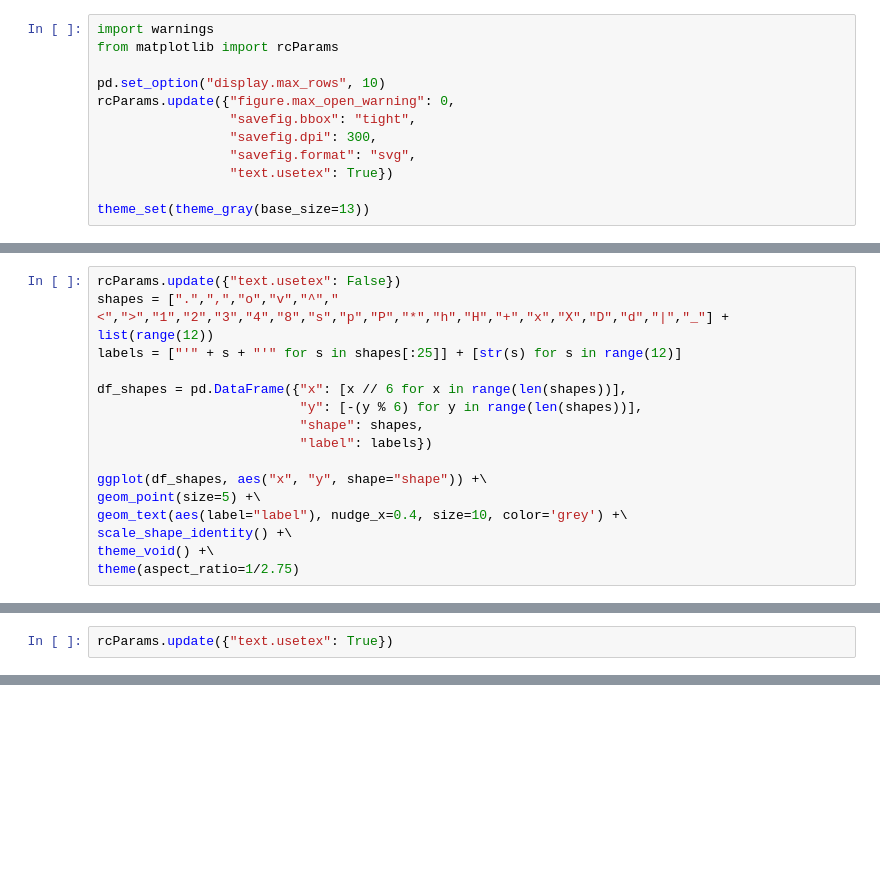
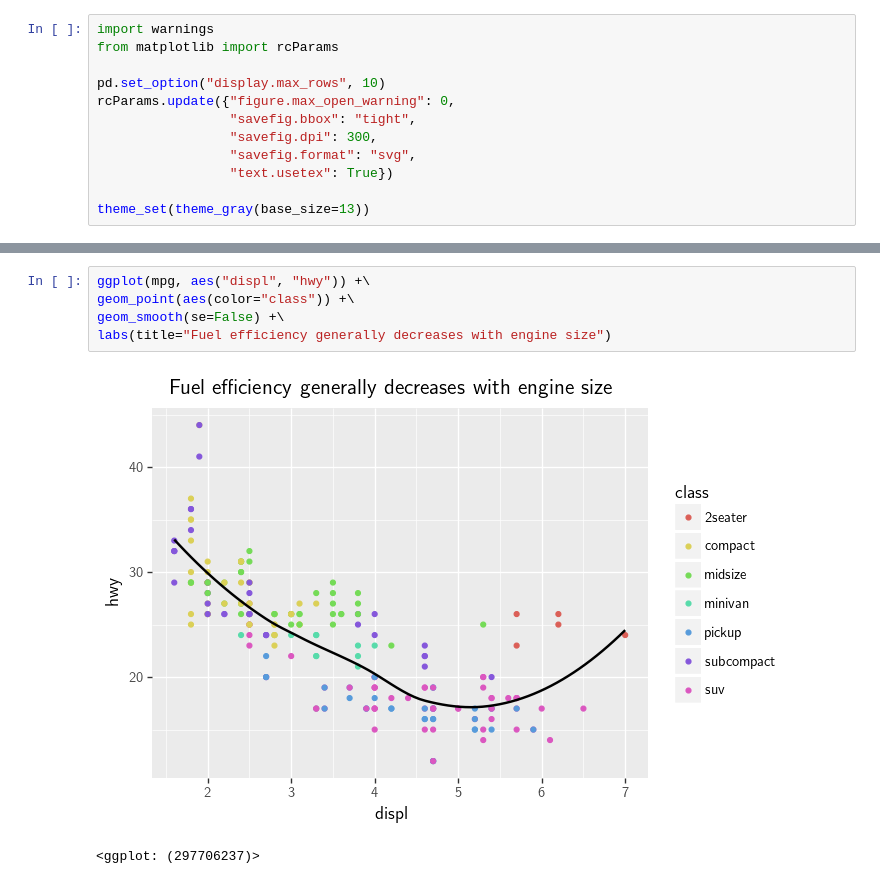
Before and after one commit to jeroenjanssens/r4ds-python-plotnine, a Jupyter notebook: notebook/r4ds-python-plotnine.ipynb, the cells around one changed output, grey strips where cells are left out. Saved outputs shown, nothing was run; the diff lists cells and outputs as text; blank space fills up the shorter version.

```diff
--- a/notebook/r4ds-python-plotnine.ipynb
+++ b/notebook/r4ds-python-plotnine.ipynb
@@ -220,16 +33,0 @@ Here, the color doesn't convey information about a variable, but only changes th
-# %%
-rcParams.update({"text.usetex": False})
-shapes = [".",",","o","v","^","<",">","1","2","3","4","8","s","p","P","*","h","H","+","x","X","D","d","|","_"] + list(range(12))
-labels = ["'" + s + "'" for s in shapes[:25]] + [str(s) for s in range(12)]
-
-df_shapes = pd.DataFrame({"x": [x // 6 for x in range(len(shapes))],
-                          "y": [-(y % 6) for y in range(len(shapes))],
-                          "shape": shapes,
-                          "label": labels})
-
-ggplot(df_shapes, aes("x", "y", shape="shape")) +\
-geom_point(size=5) +\
-geom_text(aes(label="label"), nudge_x=0.4, size=10, color='grey') +\
-scale_shape_identity() +\
-theme_void() +\
-theme(aspect_ratio=1/2.75)
@@ -239,2 +33,0 @@ theme(aspect_ratio=1/2.75)
-# %%
-rcParams.update({"text.usetex": True})
@@ -765,0 +46,8 @@ You could use this method to build _any_ plot that you imagine. In other words,
+# %%
+ggplot(mpg, aes("displ", "hwy")) +\
+geom_point(aes(color="class")) +\
+geom_smooth(se=False) +\
+labs(title="Fuel efficiency generally decreases with engine size")
+# %% [output]
+[figure, added]
+<ggplot: (297706237)>
```
Also changed, not shown: parts of 121 cells of this notebook.
